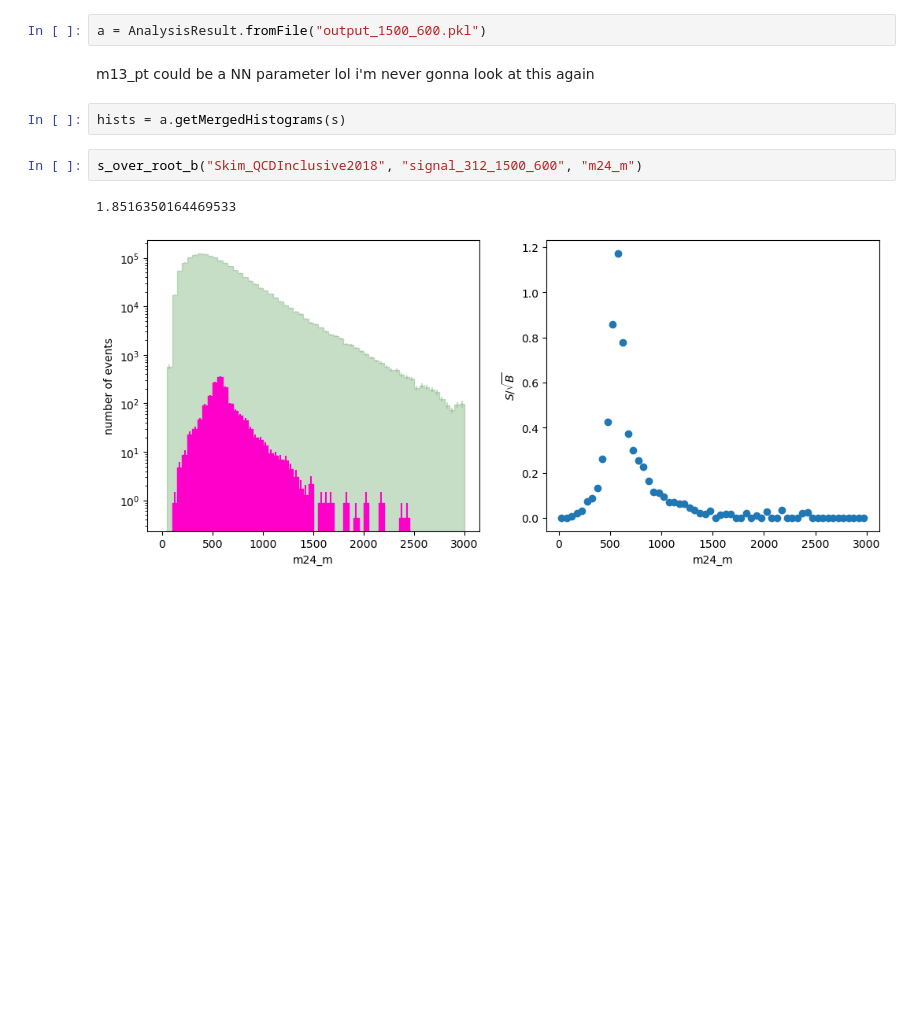
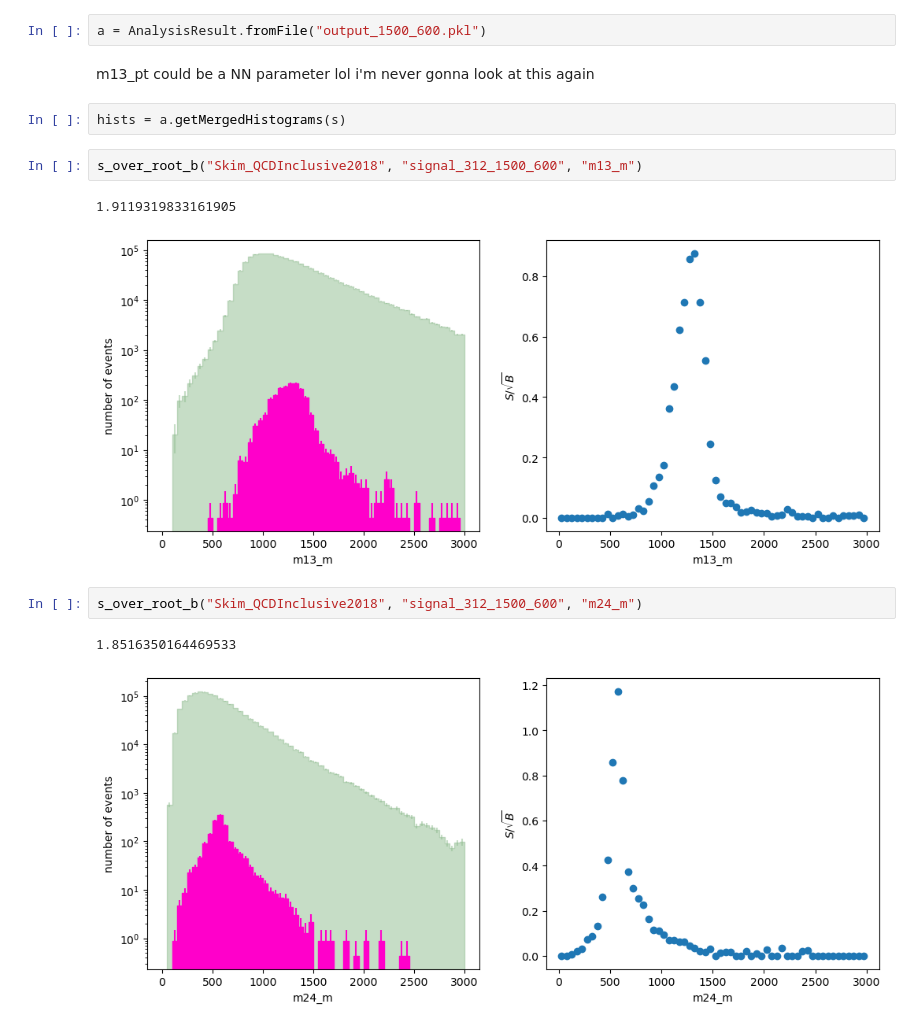
Before and after one commit to UMN-CMS/SingleStopCoffea, a Jupyter notebook: analyzer_test.ipynb, the cells around one changed output. Drawn from its saved outputs; the diff is of its cells as text; blank space fills up the shorter version.

```diff
--- a/analyzer_test.ipynb
+++ b/analyzer_test.ipynb
@@ -109,6 +132,11 @@ a = AnalysisResult.fromFile("output_1500_600.pkl")
 m13_pt could be a NN parameter lol i'm never gonna look at this again
 # %%
 hists = a.getMergedHistograms(s)
+# %%
+s_over_root_b("Skim_QCDInclusive2018", "signal_312_1500_600", "m13_m")
+# %% [output]
+1.9119319833161905
+[figure, added]
 # %%
 s_over_root_b("Skim_QCDInclusive2018", "signal_312_1500_600", "m24_m")
 # %% [output]
```
Also changed, not shown: parts of 7 cells of this notebook.
